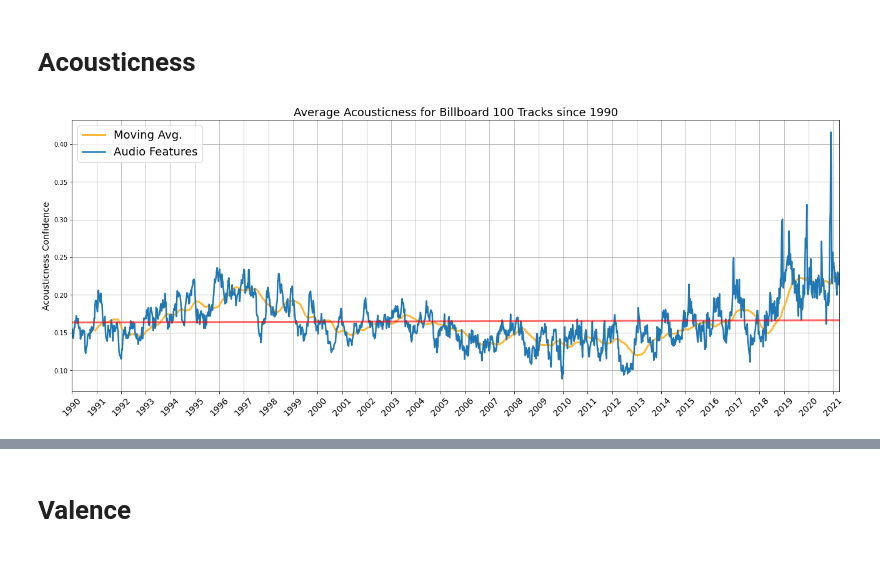
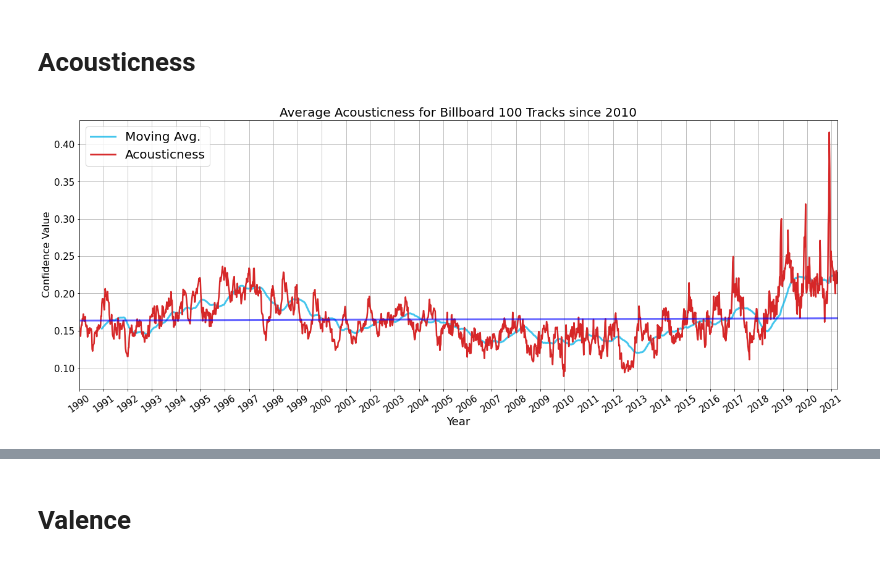
Before and after one commit to TaylorVellios/Spotify_and_the_Billboard_100, a Jupyter notebook: Plotting_Billboard_Spotify_Data.ipynb, the cells around one changed output, grey strips where cells are left out. Cells and saved outputs as stored; diff of their text form; code cells hidden in the pictures.

```diff
--- a/Plotting_Billboard_Spotify_Data.ipynb
+++ b/Plotting_Billboard_Spotify_Data.ipynb
@@ -287,40 +291,44 @@ last_10years['week']
 Name: week, Length: 592, dtype: datetime64[ns]
 # %% [markdown]
 # Acousticness
-# %%
-plt.figure(figsize=(22,8))
-
-y_vals = avg_features['acousticness_avg']
-x_vals = [i for i in avg_features['week']]
-x_tix = np.arange(min(x_vals), max(x_vals), step=timedelta(days=366))
-x_tix_lab = [str(i).split('-')[0] for i in x_tix]
-
-roll_avg = avg_features['acousticness_avg'].rolling(50).mean()
-plt.plot(x_vals, roll_avg, label='Moving Avg.', linewidth=3, color='orange', alpha=0.8)
-
-plt.plot(avg_features['week'], y_vals, label="Audio Features", linewidth=2.5)
-
-y = np.array(avg_features['acousticness_avg'].values, dtype=float)
-x = np.array(pd.to_datetime(avg_features['week']).values, dtype=float)
-slope, intercept, r_value, p_value, std_err = sp.linregress(x,y)
-xf = np.linspace(min(x),max(x),100)
-
-xf1 = xf.copy()
-xf1 = pd.to_datetime(xf1)
-
-yf = (slope*xf)+intercept
-
-plt.plot(xf1, yf, color='red', lw=3, alpha=0.6)
-
-plt.title('Average Acousticness for Billboard 100 Tracks since 1990', fontsize=18)
-plt.ylabel('Acousticness Confidence', fontsize=14)
-plt.xlim(min(x_vals),max(x_vals))
-plt.xticks(x_tix, x_tix_lab, rotation=45, fontsize=14)
-plt.legend(fontsize=18)
-plt.grid(zorder=3)
-plt.show()
-# %% [output]
-[figure, removed]
+# %%
+plt.figure(figsize=(22,8))
+
+y_vals = avg_features['acousticness_avg']
+x_vals = [i for i in avg_features['week']]
+x_tix = np.arange(min(x_vals), max(x_vals), step=timedelta(days=366))
+x_tix_lab = [str(i).split('-')[0] for i in x_tix]
+
+roll_avg = avg_features['acousticness_avg'].rolling(50).mean()
+plt.plot(x_vals, roll_avg, label='Moving Avg.', linewidth=3, color='#16B8E9', alpha=0.8)
+
+plt.plot(avg_features['week'], y_vals, label="Acousticness", linewidth=2.5, color='C3')
+
+y = np.array(avg_features['acousticness_avg'].values, dtype=float)
+x = np.array(pd.to_datetime(avg_features['week']).values, dtype=float)
+slope, intercept, r_value, p_value, std_err = sp.linregress(x,y)
+xf = np.linspace(min(x),max(x),100)
+
+xf1 = xf.copy()
+xf1 = pd.to_datetime(xf1)
+
+yf = (slope*xf)+intercept
+
+plt.plot(xf1, yf, color='blue', lw=3, alpha=0.6)
+
+plt.title('Average Acousticness for Billboard 100 Tracks since 2010', fontsize=20)
+plt.ylabel('Confidence Value', fontsize=16)
+plt.xlabel('Year', fontsize=18)
+plt.xlim(min(x_vals),max(x_vals))
+plt.xticks(x_tix, x_tix_lab, rotation=35, fontsize=15)
+plt.yticks(fontsize=15)
+
+plt.legend(fontsize=20)
+
+plt.grid(zorder=3)
+plt.show()
+# %% [output]
+[figure, added]
 # %%
 plt.figure(figsize=(22,8))
 
```
Also changed, not shown: parts of 89 cells of this notebook.
